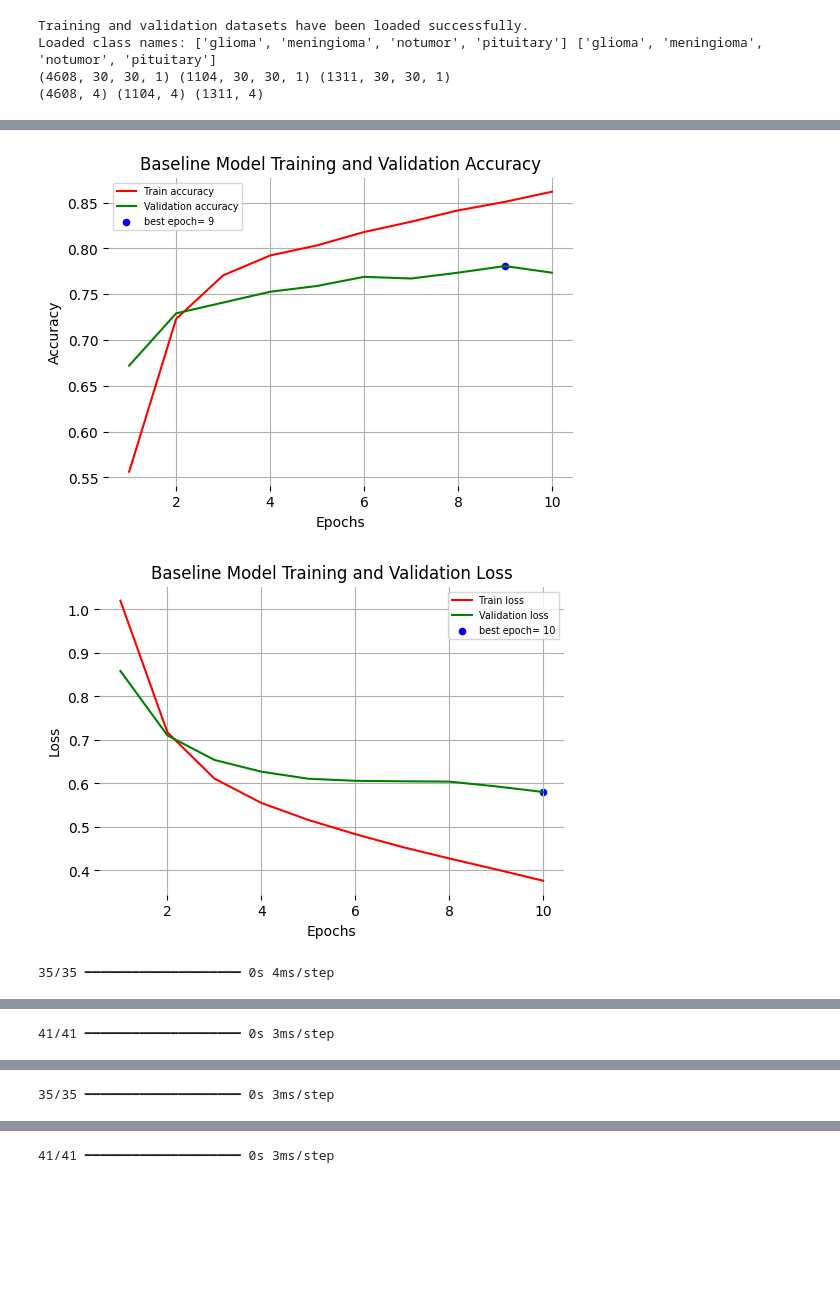
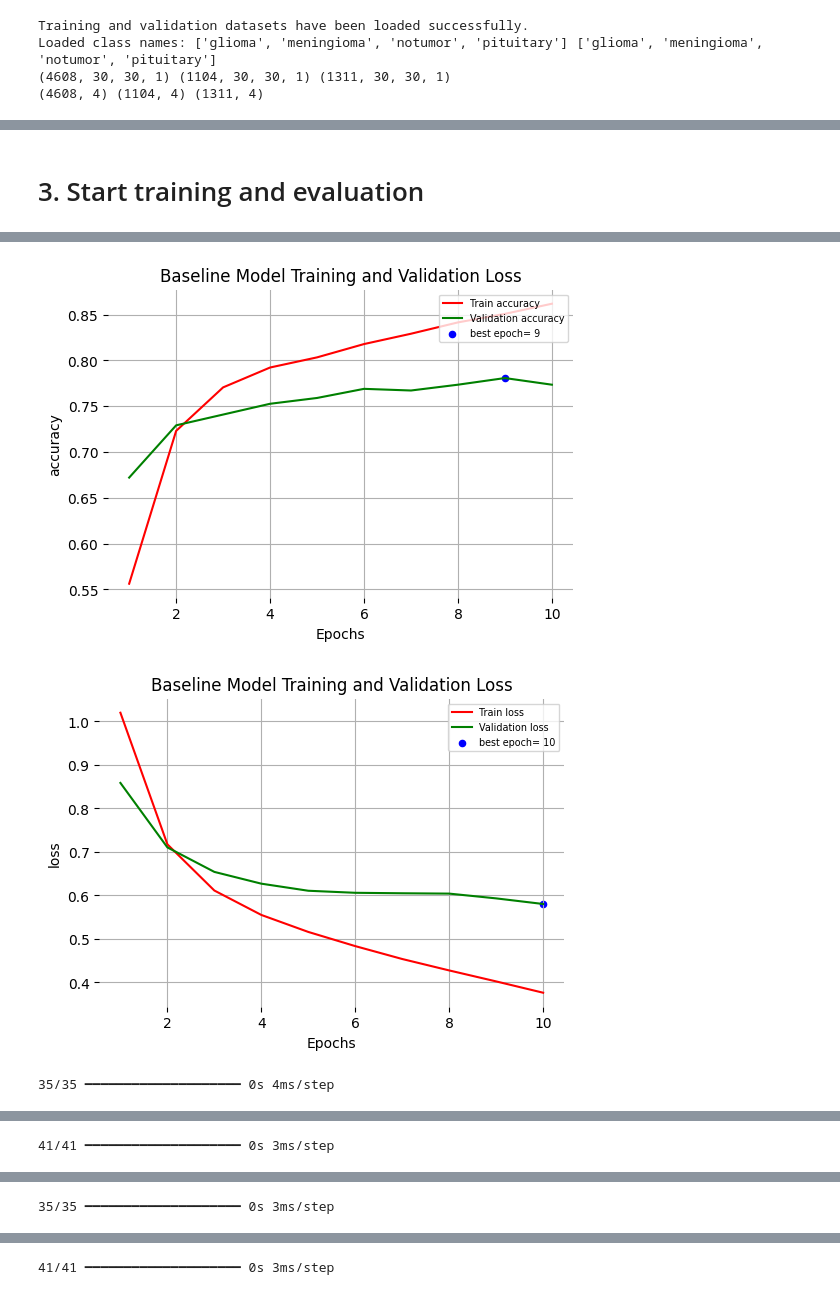
Before and after one commit to Tinus1424/braintumor, a Jupyter notebook: Training_and_evaluation_notebook.ipynb, the cells around one changed output, grey strips where cells are left out. Saved outputs shown, nothing was run; the diff lists cells and outputs as text; code cells hidden in the pictures; blank space fills up the shorter version.

```diff
--- a/Training_and_evaluation_notebook.ipynb
+++ b/Training_and_evaluation_notebook.ipynb
@@ -193,12 +67,14 @@ def baseline():
                     loss = "categorical_crossentropy",
                     metrics = ["accuracy"])
     return baseline
+# %% [markdown]
+# 3. Start training and evaluation
 # %%
 base = baseline()
 history = base.fit(X_train, y_train, batch_size =32, epochs = 10, validation_data = (X_val, y_val))
 
-summarize_accuracy(history)
-summarize_loss(history)
+summarize_metric(history, "accuracy")
+summarize_metric(history, "loss")
 
 roc_auc_val = plot_roc_curve(base, X_val, y_val, class_names_train)
 roc_auc_test = plot_roc_curve(base, X_test, y_test, class_names_test)
@@ -229,4 +105,4 @@ Epoch 10/10
-[figure, old version]
+[figure, new version]
 [figure]
 35/35 ━━━━━━━━━━━━━━━━━━━━ 0s 4ms/step
 [figure]
```
Also changed, not shown: parts of 9 cells of this notebook, 3 other files.
